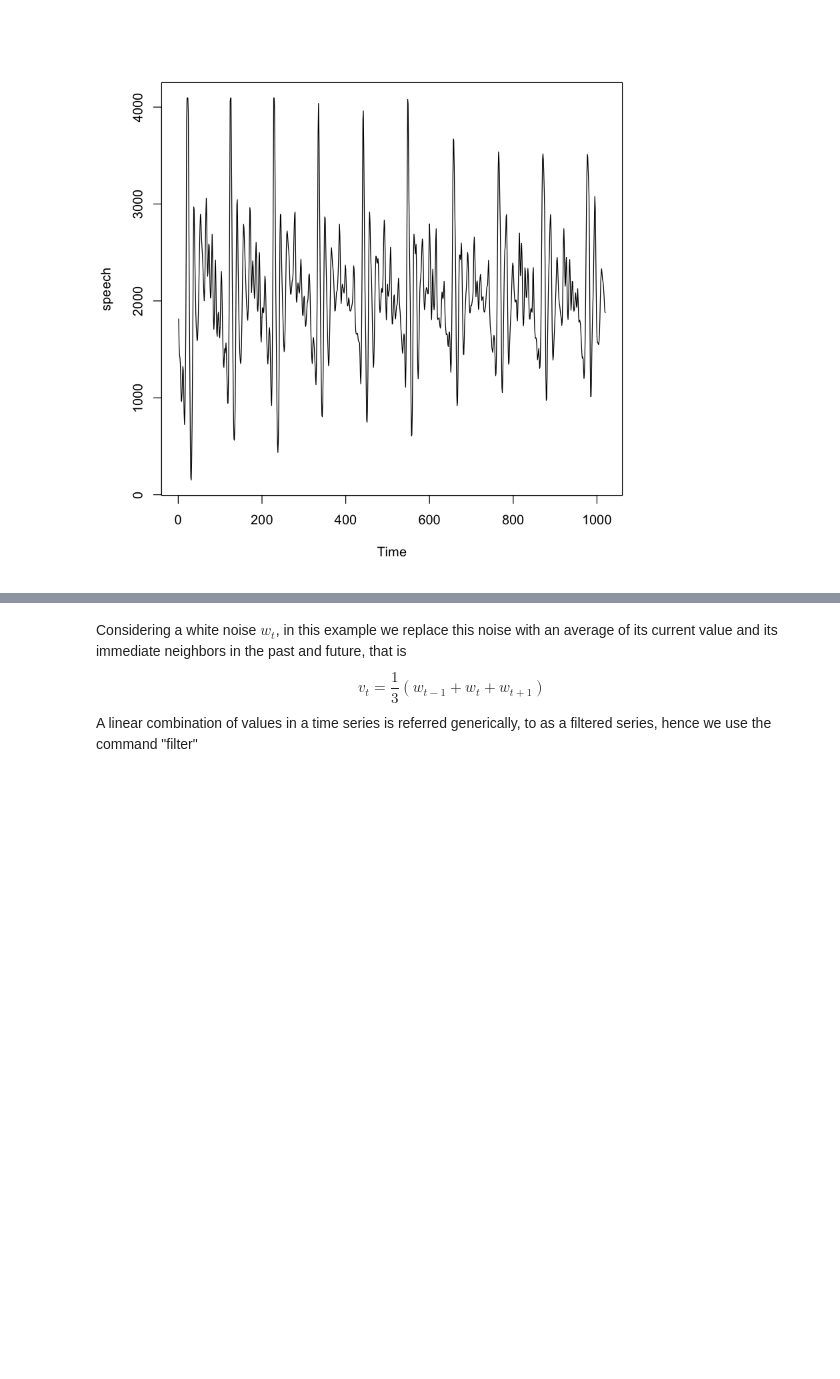
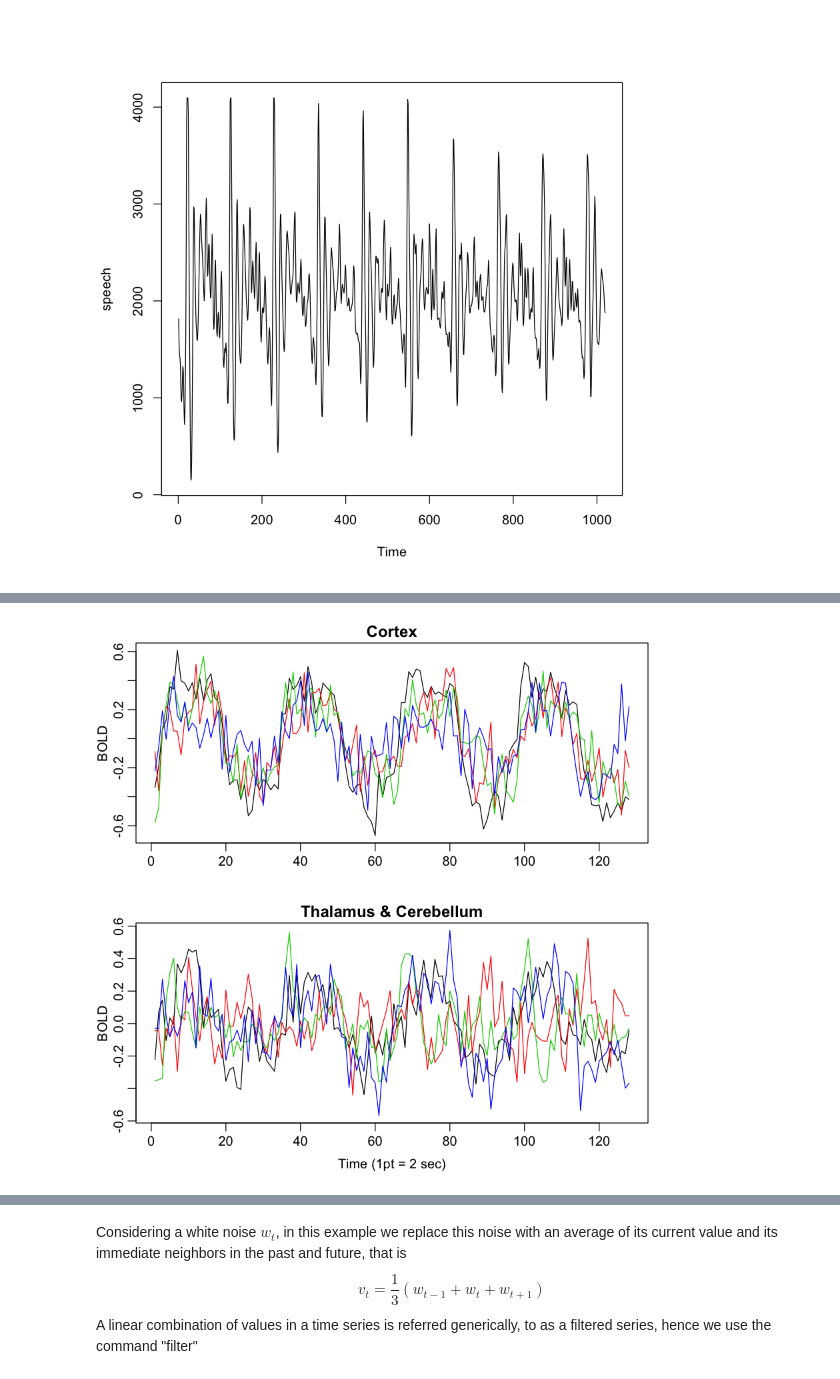
Before and after one commit to gdlunga/working, a Jupyter notebook: R/books/Time Series Analysis and Its Applications/notebooks/chapter_1.ipynb, the cells around one changed output, grey strips where cells are left out. Cells and saved outputs as stored; diff of their text form; code cells hidden in the pictures; blank space fills up the shorter version.

```diff
--- a/R/books/Time Series Analysis and Its Applications/notebooks/chapter_1.ipynb
+++ b/R/books/Time Series Analysis and Its Applications/notebooks/chapter_1.ipynb
@@ -21,0 +54,8 @@ plot(nyse, ylab="NYSE Returns")
+# %%
+# Example 1.6 fMRI  Imaging
+par(mfrow=c(2,1), mar = c(3,2,1,0)+.5, mgp=c(1.6,.6,0))
+ts.plot(fmri1[,2:5],col=1:4, ylab="BOLD",xlab="",main="Cortex")
+ts.plot(fmri1[,6:9],col=1:4, ylab="BOLD",xlab="",main="Thalamus & Cerebellum")
+mtext("Time (1pt = 2 sec)",side=1,line=2)
+# %% [output]
+[figure, added]
```
Also changed, not shown: parts of 20 cells of this notebook.
